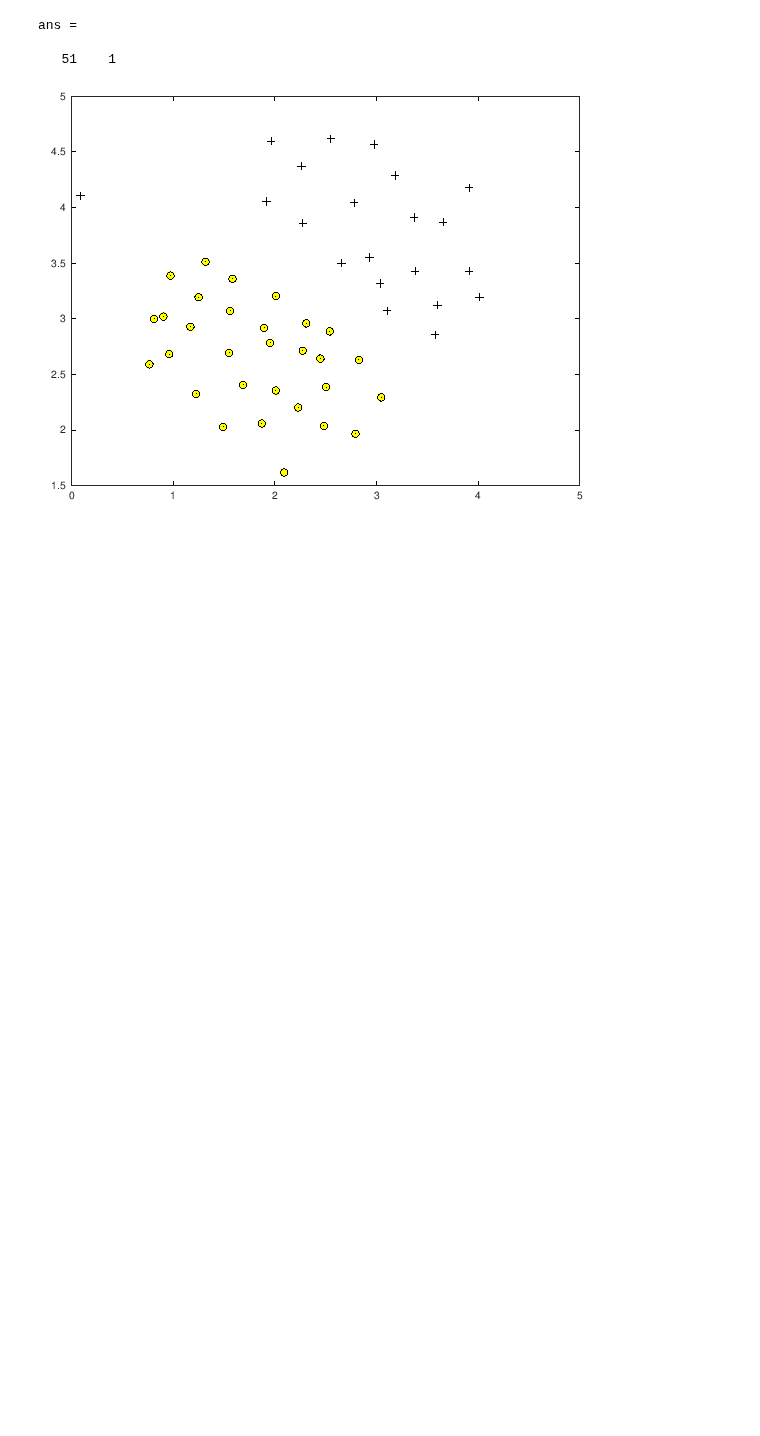
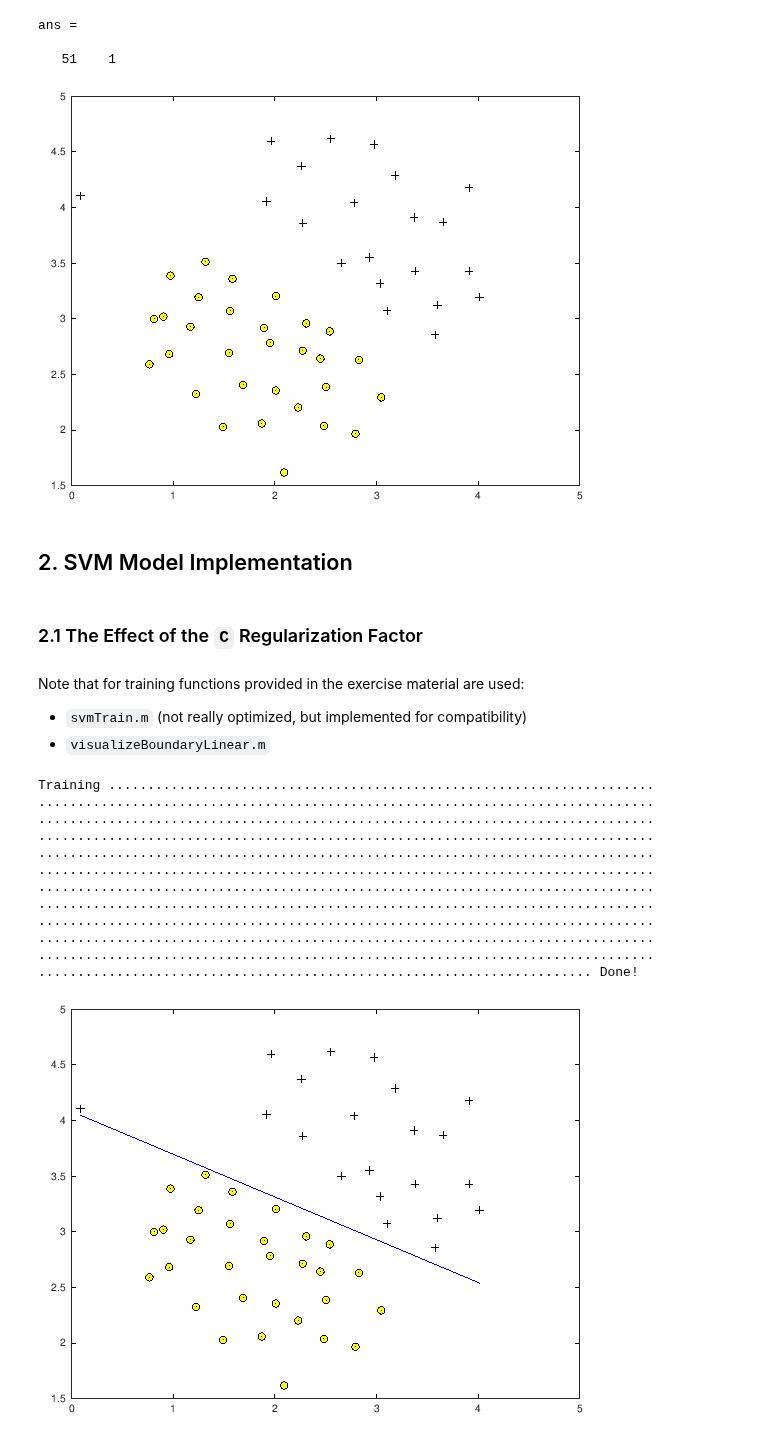
Before and after one commit to mxagar/machine_learning_coursera, a Jupyter notebook: exercises/ex1-ex8-octave/ex6/ML_Coursera_Ex_6_SVMs.ipynb, the cells around one changed output. Cells and saved outputs as stored; diff of their text form; code cells hidden in the pictures; blank space fills up the shorter version.

```diff
--- a/exercises/ex1-ex8-octave/ex6/ML_Coursera_Ex_6_SVMs.ipynb
+++ b/exercises/ex1-ex8-octave/ex6/ML_Coursera_Ex_6_SVMs.ipynb
@@ -94,3 +97,32 @@ end
 plotData_(X, y)
 # %% [output]
 [figure]
+# %% [markdown]
+## 2. SVM Model Implementation
+# %% [markdown]
+### 2.1 The Effect of the `C` Regularization Factor
+# %% [markdown]
+Note that for training functions provided in the exercise material are used:
+- `svmTrain.m` (not really optimized, but implemented for compatibility)
+- `visualizeBoundaryLinear.m`
+# %%
+% Try different C values
+% Larger C values fit more or all the data points / examples
+% but they seem to be accomoddating to the noise (i.e., less natural)
+C = 100;
+model = svmTrain(X, y, C, @linearKernel, 1e-3, 20);
+visualizeBoundaryLinear(X, y, model);
+# %% [output]
+Training ......................................................................
+...............................................................................
+...............................................................................
+...............................................................................
+...............................................................................
+...............................................................................
+...............................................................................
+...............................................................................
+...............................................................................
+...............................................................................
+...............................................................................
+....................................................................... Done!
+[figure, added]
```
Also changed, not shown: parts of 17 cells of this notebook, 3 other files.
